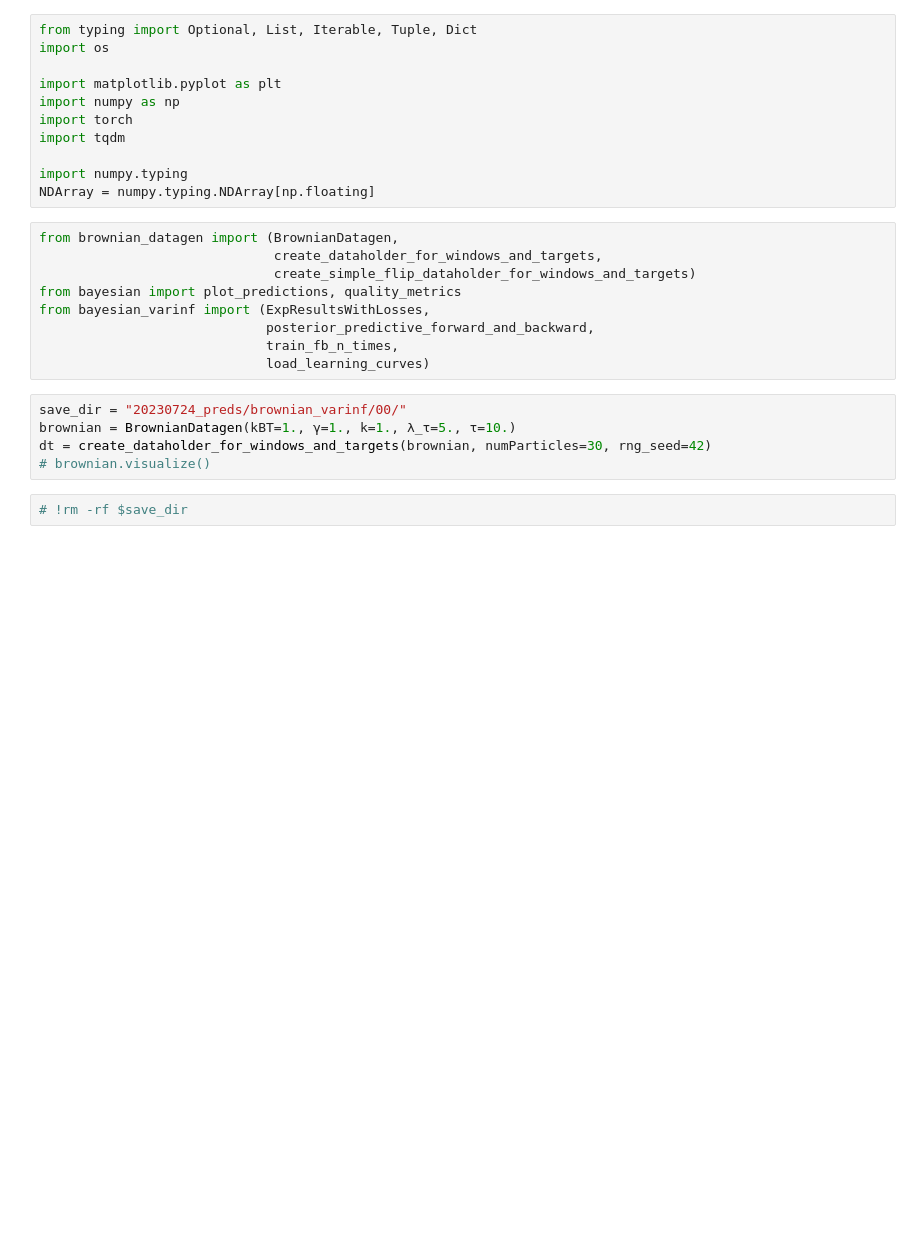
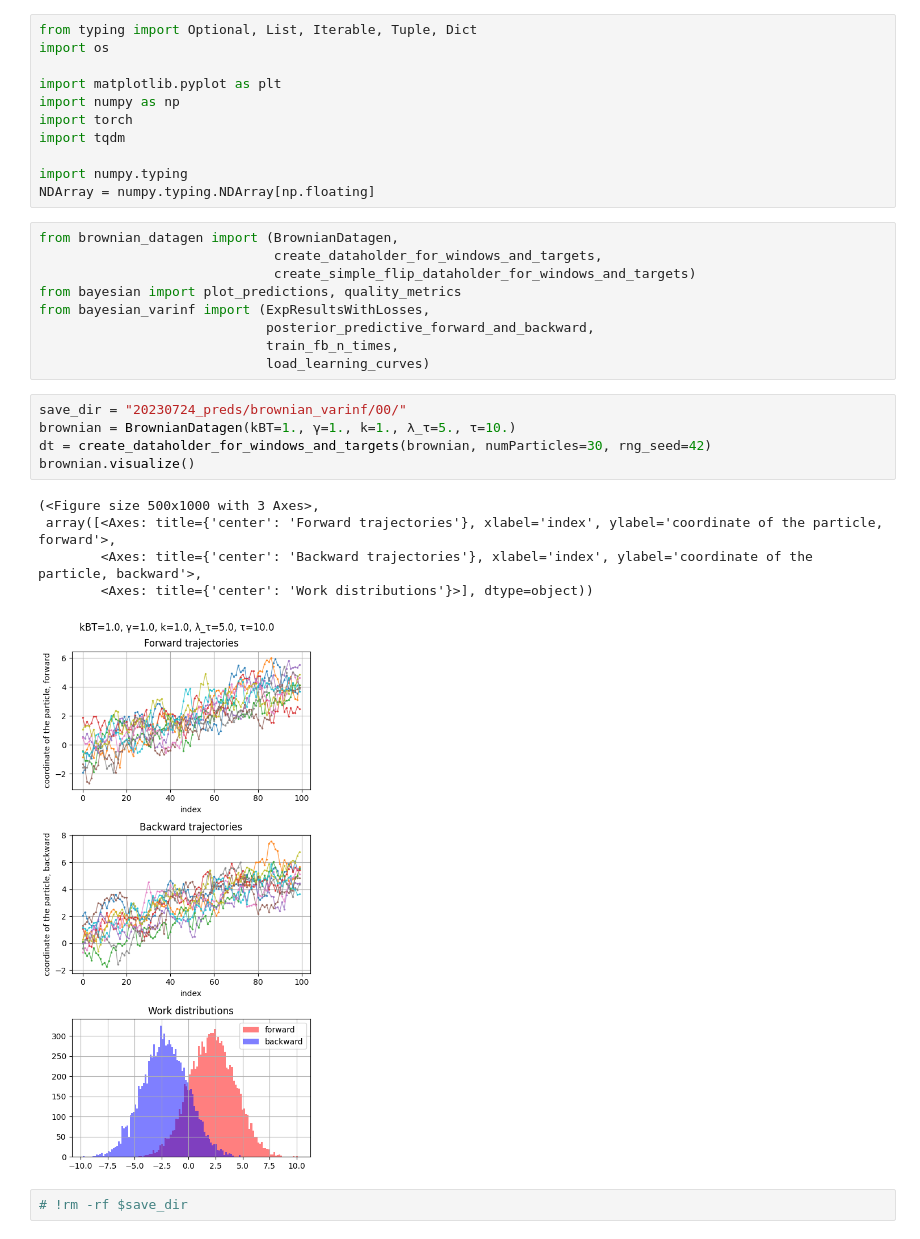
Before and after one commit to mathymess/reversibility-of-processes, a Jupyter notebook: bayesian_brownian_varinf.ipynb, the cells around one changed output. Cells and saved outputs as stored; diff of their text form; blank space fills up the shorter version.

```diff
--- a/bayesian_brownian_varinf.ipynb
+++ b/bayesian_brownian_varinf.ipynb
@@ -23,8 +23,14 @@ from bayesian_varinf import (ExpResultsWithLosses,
 # %%
 save_dir = "20230724_preds/brownian_varinf/00/"
 brownian = BrownianDatagen(kBT=1., γ=1., k=1., λ_τ=5., τ=10.)
 dt = create_dataholder_for_windows_and_targets(brownian, numParticles=30, rng_seed=42)
-# brownian.visualize()
+brownian.visualize()
+# %% [output]
+(<Figure size 500x1000 with 3 Axes>,
+ array([<Axes: title={'center': 'Forward trajectories'}, xlabel='index', ylabel='coordinate of the particle, forward'>,
+        <Axes: title={'center': 'Backward trajectories'}, xlabel='index', ylabel='coordinate of the particle, backward'>,
+        <Axes: title={'center': 'Work distributions'}>], dtype=object))
+[figure, added]
 # %%
 # !rm -rf $save_dir
 # %%
```
Also changed, not shown: parts of 6 cells of this notebook.
